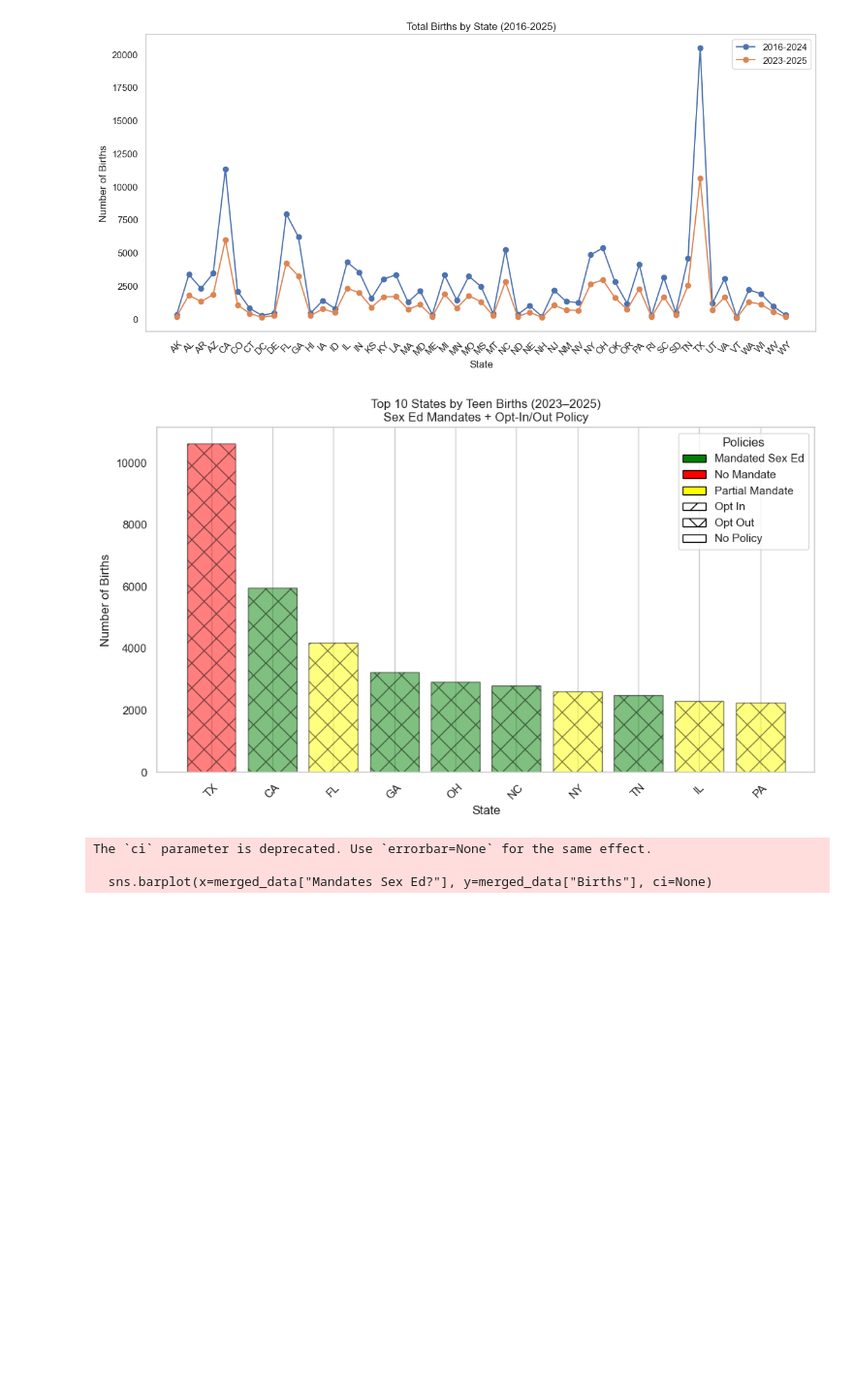
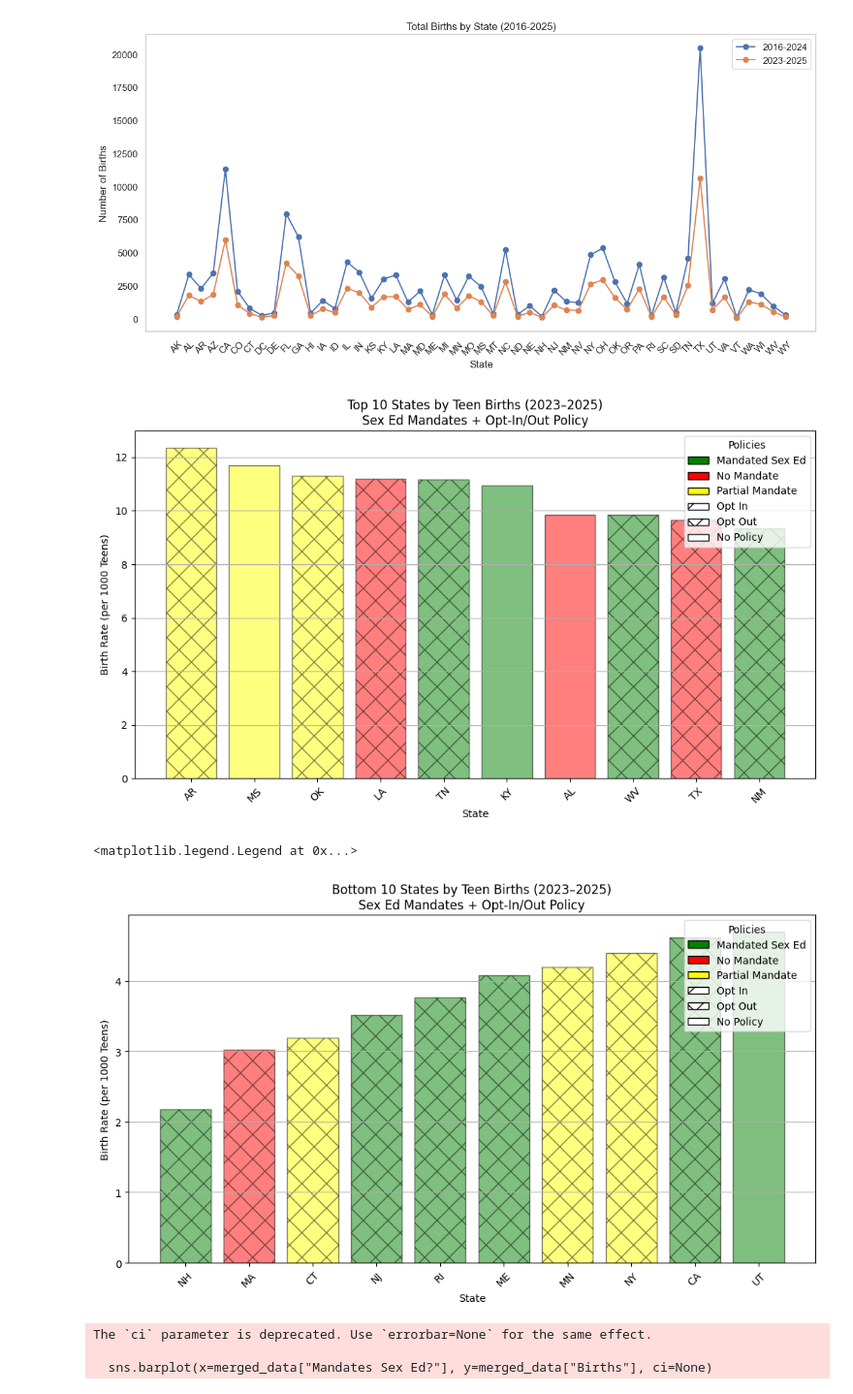
Before and after one commit to IT4063C001-Fall2025/final-project-Error1n, a Jupyter notebook: source.ipynb, the cells around one changed output. Shown at 97% size. Drawn from its saved outputs; the diff is of its cells as text; code cells hidden in the pictures; blank space fills up the shorter version.

Commit message:
updated top/bottom states

```diff
--- a/source.ipynb
+++ b/source.ipynb
@@ -380,8 +378,10 @@ plt.show()
 # %% [output]
 [figure]
 # %%
-# Visualization #4: Bar chart showing top 10 states with highest teen births from 2023-2025, whether they have a mandated sex ed policy,
-# and whether they have an opt-in/opt-out policy.
+# Visualizations #4 and 5: Bar chart showing top 10 states with highest and lowest teen births from 2023-2025
+# whether they have a mandated sex ed policy, and whether they have an opt-in/opt-out policy.
+#As of checkpoint 3, this is calculated using birth rate per 1000 rather than total births
+
 import matplotlib.patches as mpatches
 # Define color and hatch maps
 color_map = {
@@ -395,37 +395,84 @@ hatch_map = {
     "No": ""
 }
 #merging dataframes with pandas
 merged_data = pd.merge(total_births_by_state_2023_2025, StateLawDF, on="State")
-top_10_states = merged_data.nlargest(10, "Births")
+merged_data = pd.merge(merged_data, CensusPopulationClean, on="State")
+#New addition as of Checkpoint 3: calculating the birth rate per 1000 teens with the US census data
+merged_data["BirthRate"] = merged_data["Births"] / merged_data["Teen_Female_Population"] * 1000
+top_10_states = merged_data.nlargest(10, "BirthRate")
 plt.figure(figsize=(10, 6))
 for i, row in top_10_states.iterrows():
     plt.bar(
         row["State"],
-        row["Births"],
+        row["BirthRate"],
         color=color_map.get(row["Mandates Sex Ed?"], "gray"),
         hatch=hatch_map.get(row["Opt-in/Opt-out Policy?"], ""),
         edgecolor="black",
         alpha=0.5
     )
 plt.title("Top 10 States by Teen Births (2023–2025)\nSex Ed Mandates + Opt-In/Out Policy")
 plt.xlabel("State")
-plt.ylabel("Number of Births")
+plt.ylabel("Birth Rate (per 1000 Teens)")
 plt.xticks(rotation=45)
 plt.grid(axis="y")
 plt.tight_layout()
 #Legend that shows color and hatch meanings
 legend_elements = [
     mpatches.Patch(facecolor="green", edgecolor="black", label="Mandated Sex Ed"),
     mpatches.Patch(facecolor="red", edgecolor="black", label="No Mandate"),
     mpatches.Patch(facecolor="yellow", edgecolor="black", label="Partial Mandate"),
     mpatches.Patch(facecolor="white", edgecolor="black", hatch="/", label="Opt In"),
     mpatches.Patch(facecolor="white", edgecolor="black", hatch="x", label="Opt Out"),
     mpatches.Patch(facecolor="white", edgecolor="black", hatch="", label="No Policy")
 ]
 plt.legend(handles=legend_elements, title="Policies", loc="upper right")
 plt.show()
+color_map = {
+    "Yes": "green",
+    "No": "red",
+    "Partial": "yellow"
+}
+hatch_map = {
+    "Opt In": "/",
+    "Opt Out": "x",
+    "No": ""
+}
+#merging dataframes with pandas
+merged_data = pd.merge(total_births_by_state_2023_2025, StateLawDF, on="State")
+merged_data = pd.merge(merged_data, CensusPopulationClean, on="State")
+#New addition as of Checkpoint 3: calculating the birth rate per 1000 teens with the US census data
+merged_data["BirthRate"] = merged_data["Births"] / merged_data["Teen_Female_Population"] * 1000
+top_10_states = merged_data.nsmallest(10, "BirthRate")
+plt.figure(figsize=(10, 6))
+for i, row in top_10_states.iterrows():
+    plt.bar(
+        row["State"],
+        row["BirthRate"],
+        color=color_map.get(row["Mandates Sex Ed?"], "gray"),
+        hatch=hatch_map.get(row["Opt-in/Opt-out Policy?"], ""),
+        edgecolor="black",
+        alpha=0.5
+    )
+plt.title("Bottom 10 States by Teen Births (2023–2025)\nSex Ed Mandates + Opt-In/Out Policy")
+plt.xlabel("State")
+plt.ylabel("Birth Rate (per 1000 Teens)")
+plt.xticks(rotation=45)
+plt.grid(axis="y")
+plt.tight_layout()
+#Legend that shows color and hatch meanings
+legend_elements = [
+    mpatches.Patch(facecolor="green", edgecolor="black", label="Mandated Sex Ed"),
+    mpatches.Patch(facecolor="red", edgecolor="black", label="No Mandate"),
+    mpatches.Patch(facecolor="yellow", edgecolor="black", label="Partial Mandate"),
+    mpatches.Patch(facecolor="white", edgecolor="black", hatch="/", label="Opt In"),
+    mpatches.Patch(facecolor="white", edgecolor="black", hatch="x", label="Opt Out"),
+    mpatches.Patch(facecolor="white", edgecolor="black", hatch="", label="No Policy")
+]
+plt.legend(handles=legend_elements, title="Policies", loc="upper right")
 # %% [output]
-[figure, old version]
+[figure, new version]
+<matplotlib.legend.Legend at 0x...>
+[figure, added]
 # %%
 #Visualization #5: Bar chart showing average teen births from 2023-2025 by whether the state mandates sex-ed
 import seaborn as sns
```
Also changed, not shown: parts of 1 cell of this notebook.
